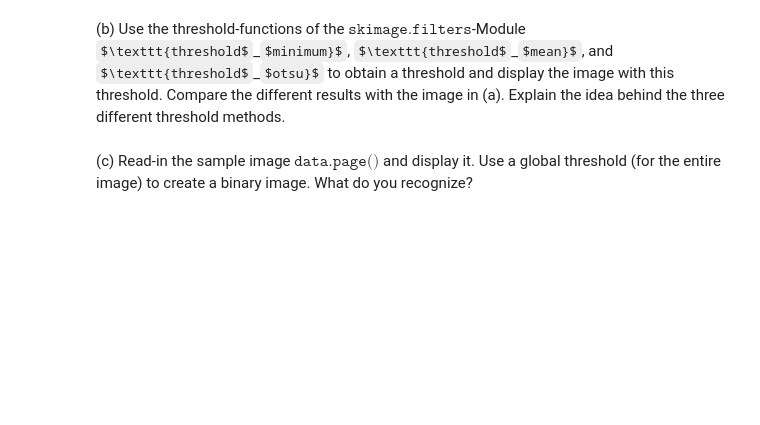
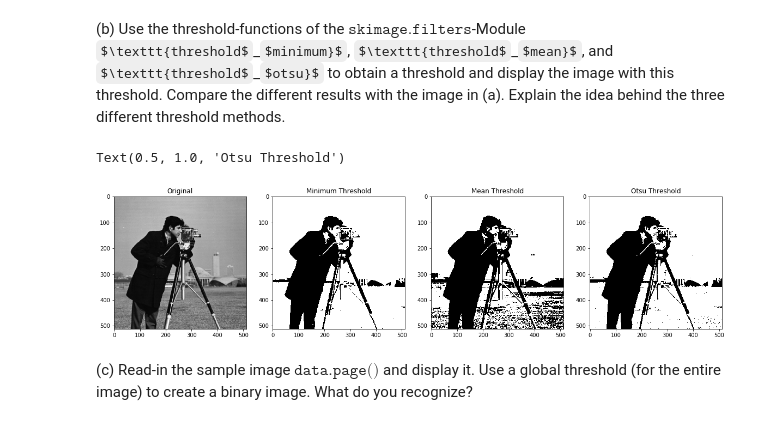
Before and after one commit to pooyansalehi/DIPastro2019, a Jupyter notebook: lab5/lab5.ipynb, the cells around one changed output. Saved outputs shown, nothing was run; the diff lists cells and outputs as text; code cells hidden in the pictures; some formulas as TeX source; blank space fills up the shorter version.

```diff
--- a/lab5/lab5.ipynb
+++ b/lab5/lab5.ipynb
@@ -7,4 +44,23 @@
 # %% [markdown]
 (b) Use the threshold-functions of the $\texttt{skimage.filters}$-Module $\texttt{threshold$\_$minimum}$, $\texttt{threshold$\_$mean}$, and $\texttt{threshold$\_$otsu}$ to obtain a threshold and display the image with this threshold. Compare the different results with the image in (a). Explain the idea behind the three different threshold methods.
+# %%
+imggr_minimum = imggr > filters.threshold_minimum(imggr)
+imggr_mean = imggr > filters.threshold_mean(imggr)
+imggr_otsu = imggr > filters.threshold_otsu(imggr)
+# %%
+fig, axes = plt.subplots(1, 4, figsize=(20, 5))
+ax = axes.ravel()
+
+ax[0].imshow(imggr, cmap='gray')
+ax[0].set_title("Original")
+ax[1].imshow(imggr_minimum, cmap='gray')
+ax[1].set_title("Minimum Threshold")
+ax[2].imshow(imggr_mean, cmap='gray')
+ax[2].set_title("Mean Threshold")
+ax[3].imshow(imggr_otsu, cmap='gray')
+ax[3].set_title("Otsu Threshold")
+# %% [output]
+Text(0.5, 1.0, 'Otsu Threshold')
+[figure, added]
 # %% [markdown]
 (c) Read-in the sample image $\texttt{data.page()}$ and display it. Use a global threshold (for the entire image) to create a binary image. What do you recognize?
```
Also changed, not shown: parts of 8 cells of this notebook.
